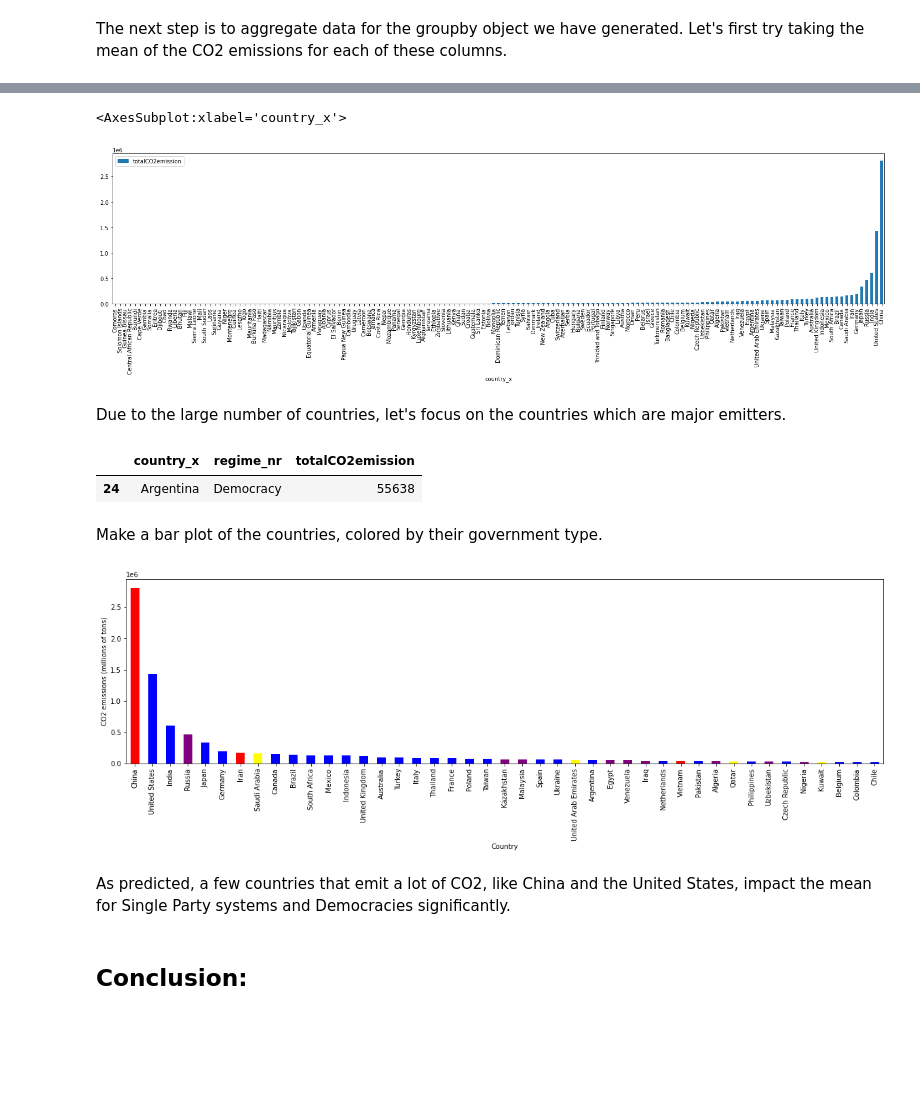
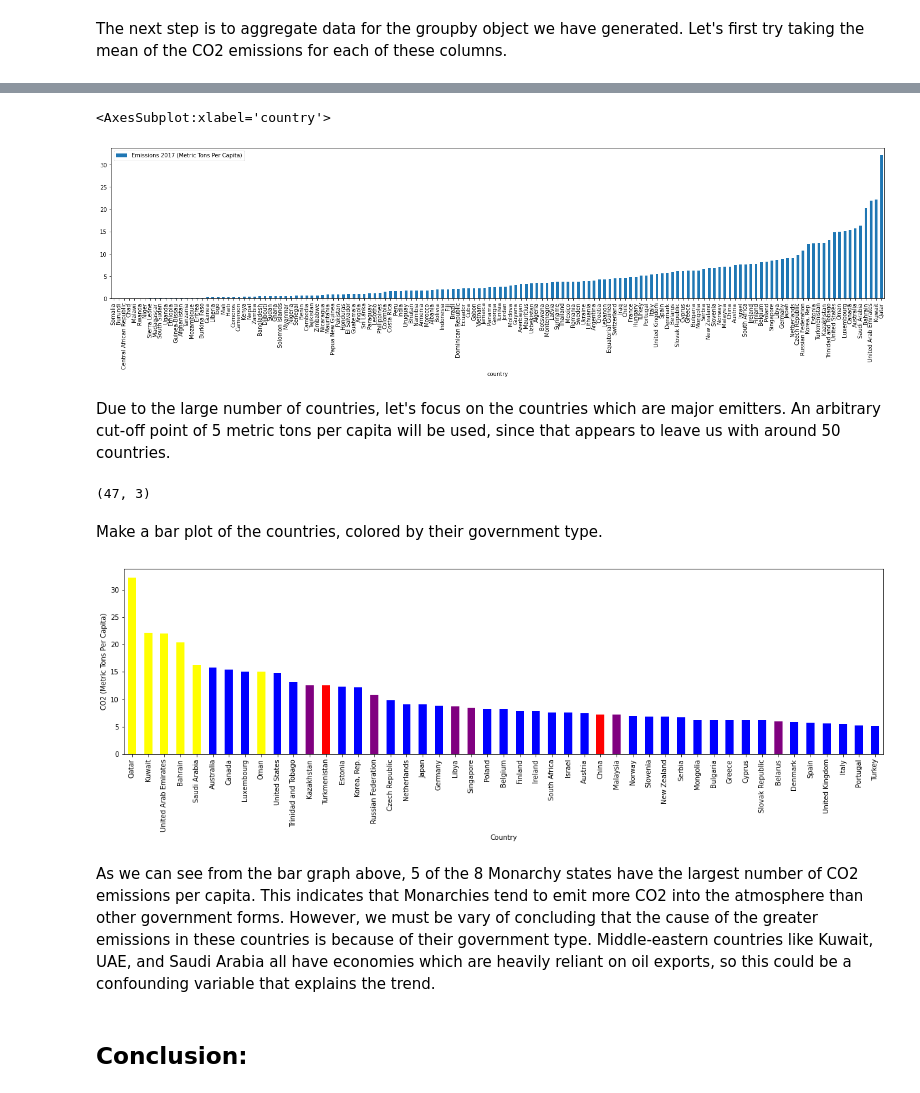
Before and after one commit to melotic/cs3654-project, a Jupyter notebook: Project3.ipynb, the cells around one changed output, grey strips where cells are left out. Cells and saved outputs as stored; diff of their text form; code cells hidden in the pictures; blank space fills up the shorter version.

Commit message:
Revised analysis for government question

```diff
--- a/Project3.ipynb
+++ b/Project3.ipynb
@@ -794,0 +756,8 @@ govt2012.shape
+# %%
+govtMappings = {
+    'Russia': 'Russian Federation',
+    'Korea South' : 'Korea, Rep.',
+    'Myanmar (Burma)' : 'Myanmar',
+}
+
+newGovt2012.country = newGovt2012.country.map(lambda c : govtMappings[c] if c in govtMappings.keys() else c)
@@ -795,5 +766,5 @@ govt2012.shape
 # %%
 # Now, join by country name.
-joinedData = pandas.merge(govt2012, newEmissions, how='inner', left_on='country_upper', right_on='country')
+joinedData = pandas.merge(newGovt2012, newEmissions, how='inner', left_on='country', right_on='Country Name')
 joinedData.shape
 # %% [output]
@@ -803,5 +774,4 @@ An inner join was used in order to ensure that no values will be NaN in the newl
 # %%
-joinedData = joinedData[['country_x', 'regime_nr', 'totalCO2emission']]
+joinedData = joinedData[['country', 'regime_nr', 'Emissions 2017 (Metric Tons Per Capita)']]
 joinedData.shape
-joinedData.head()
 # %% [output]
@@ -856,31 +822,28 @@ Median results give more insight into what may be going on. Democracies, Monarch
 # %%
-joinedData.sort_values('totalCO2emission').plot.bar('country_x', 'totalCO2emission', figsize=(25,5))
+joinedData.sort_values('Emissions 2017 (Metric Tons Per Capita)').plot.bar('country', 'Emissions 2017 (Metric Tons Per Capita)', figsize=(25,5))
 # %% [output]
-<AxesSubplot:xlabel='country_x'>
+<AxesSubplot:xlabel='country'>
-[figure, old version]
+[figure, new version]
 # %% [markdown]
-Due to the large number of countries, let's focus on the countries which are major emitters.
+Due to the large number of countries, let's focus on the countries which are major emitters. An arbitrary cut-off point of 5 metric tons per capita will be used, since that appears to leave us with around 50 countries.
 # %%
-majorEmitters = joinedData[joinedData.totalCO2emission > 20000]
+majorEmitters = joinedData[joinedData['Emissions 2017 (Metric Tons Per Capita)'] > 5]
 majorEmitters.shape
-majorEmitters[majorEmitters.country_x == "Argentina"]
+# majorEmitters[majorEmitters.country == "Argentina"]
 # %% [output]
-|  | country_x | regime_nr | totalCO2emission |
-| 24 | Argentina | Democracy | 55638 |
+(47, 3)
 # %% [markdown]
 Make a bar plot of the countries, colored by their government type.
 # %%
 colors = {"Democracy": "blue", "Military": "brown", "Monarchy": "yellow", "Multiparty":"purple", "Single Party":"red"}
-majorEmittersSorted = majorEmitters.sort_values('totalCO2emission', ascending=False)
-axP3 = majorEmittersSorted.plot('country_x', 'totalCO2emission', kind='bar', figsize=(20,5),
+majorEmittersSorted = majorEmitters.sort_values('Emissions 2017 (Metric Tons Per Capita)', ascending=False)
+axP3 = majorEmittersSorted.plot('country', 'Emissions 2017 (Metric Tons Per Capita)', kind='bar', figsize=(20,5),
                                 color=majorEmittersSorted['regime_nr'].replace(colors), legend=False)
-axP3 = axP3.set(xlabel='Country', ylabel='CO2 emissions (millions of tons)')
-
-# TODO: Show results for CO2 per capita.
+axP3 = axP3.set(xlabel='Country', ylabel='CO2 (Metric Tons Per Capita)')
 # %% [output]
-[figure, old version]
+[figure, new version]
-# %% [markdown]
-As predicted, a few countries that emit a lot of CO2, like China and the United States, impact the mean for Single Party systems and Democracies significantly.
+# %% [markdown]
+As we can see from the bar graph above, 5 of the 8 Monarchy states have the largest number of CO2 emissions per capita. This indicates that Monarchies tend to emit more CO2 into the atmosphere than other government forms. However, we must be vary of concluding that the cause of the greater emissions in these countries is because of their government type. Middle-eastern countries like Kuwait, UAE, and Saudi Arabia all have economies which are heavily reliant on oil exports, so this could be a confounding variable that explains the trend.
 # %% [markdown]
 ## Conclusion:
 # %% [markdown]
```
Also changed, not shown: parts of 66 cells of this notebook.
